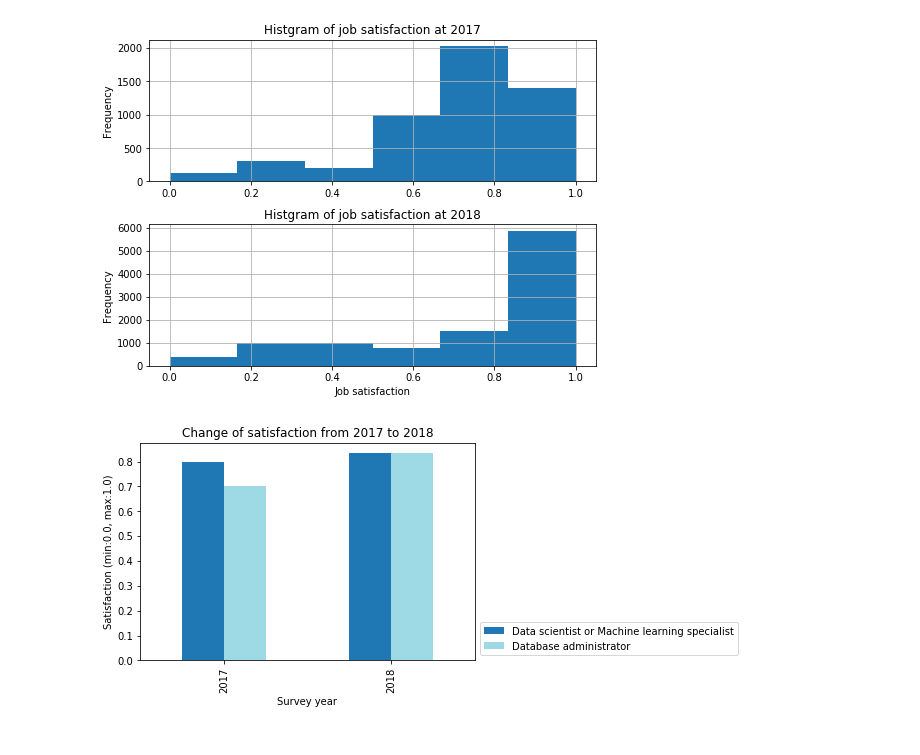
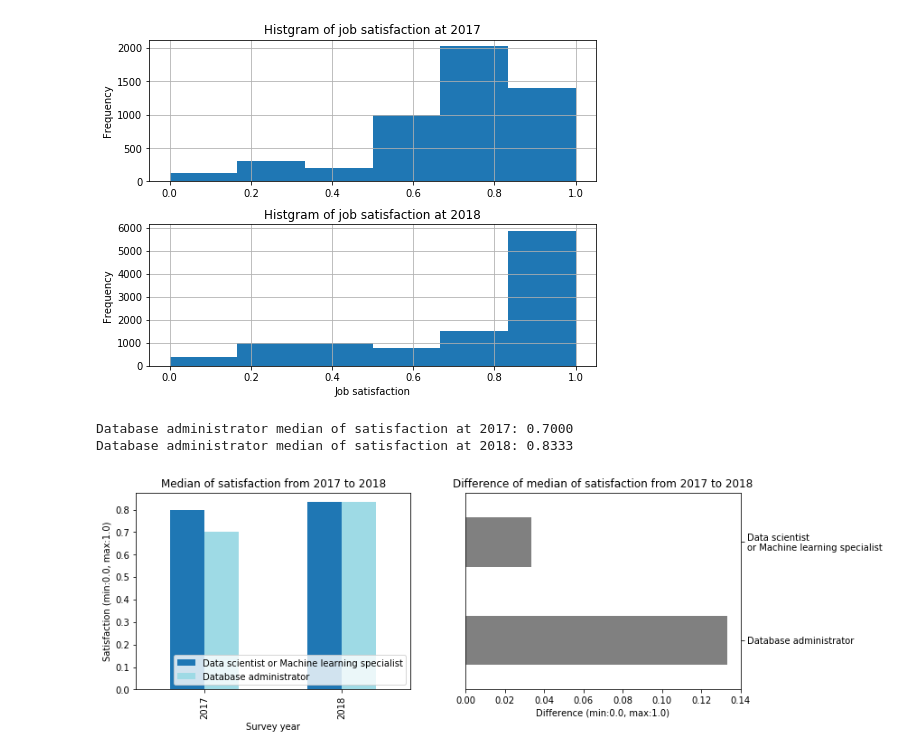
Before and after one commit to takahish/DSND-BlogPost, a Jupyter notebook: do_data_scientists_have_fun_their_jobs.ipynb, the cells around one changed output. Cells and saved outputs as stored; diff of their text form; code cells hidden in the pictures.

```diff
--- a/do_data_scientists_have_fun_their_jobs.ipynb
+++ b/do_data_scientists_have_fun_their_jobs.ipynb
@@ -142,8 +143,10 @@ converted_salary = []
 for salary, salary_type in zip(df_2018['Salary'].values, df_2018['SalaryType'].values):
     salary = np.float(np.str(salary).replace(',', ''))
 
-    if salary_type == 'Monthly' or salary_type == 'Weekly':
-        salary = np.nan
+    if salary_type == 'Monthly':
+        salary = salary * 12
+    elif salary_type == 'Weekly':
+        salary = salary * 4 * 12
 
     converted_salary.append(salary)
 
@@ -197,6 +200,6 @@ df_2018.shape
 ### Data preparation for 2017 survey results
 # %%
 # Replace data frame that have required columns to answer the questions
-df_2017 = df_2017[['DeveloperType', 'JobSatisfaction', 'Salary', 'EducationTypes']]
+df_2017 = df_2017[['DeveloperType', 'JobSatisfaction', 'Salary']]
 df_2017.head()
 # %% [output]
@@ -226,3 +228,0 @@ plt.show()
-# %%
-# Remove rows that have 4 missing values.
-df_2018 = df_2018[df_2018.isnull().sum(axis=1) <= 3]
@@ -306,6 +310,8 @@ data_scientist_2018 = []
 database_administrator_2018 = []
 
 for answers in df_2018['DevType'].astype(str).str.split(';'):
+    answers = [a.strip() for a in answers]
+
     if 'Data scientist or machine learning specialist' in answers:
         data_scientist_2018.append(True)
     else:
@@ -446,6 +463,13 @@ plt.ylabel('Frequency')
 plt.show()
 # %% [output]
 [figure]
+# %%
+# Show median values
+print("Database administrator median of satisfaction at 2017: {:.4f}".format(df_2017[database_administrator_2017]['JobSatisfaction'].median()))
+print("Database administrator median of satisfaction at 2018: {:.4f}".format(df_2018[database_administrator_2018]['JobSatisfaction'].median()))
+# %% [output]
+Database administrator median of satisfaction at 2017: 0.7000
+Database administrator median of satisfaction at 2018: 0.8333
 # %%
 satisfaction = pd.DataFrame({
     'Data scientist or Machine learning specialist': [
@@ -470,11 +494,22 @@ satisfaction_diff = pd.DataFrame({
 satisfaction.index = ['2017', '2018']
 satisfaction_diff.index = ['Database administrator', 'Data scientist\nor Machine learning specialist']
 # %%
-satisfaction.plot.bar(cmap='tab20')
-plt.legend(loc='lower right', bbox_to_anchor=(1.8, 0.0))
-plt.title('Change of satisfaction from 2017 to 2018')
+plt.figure(figsize=(12, 4))
+plt.subplots_adjust()
+
+ax1 = plt.subplot(1, 2, 1)
+satisfaction.plot.bar(cmap='tab20', ax=ax1)
+plt.legend(loc='lower right')
+plt.title('Median of satisfaction from 2017 to 2018')
 plt.xlabel('Survey year')
 plt.ylabel('Satisfaction (min:0.0, max:1.0)')
+
+ax2 = plt.subplot(1, 2, 2)
+ax2.yaxis.tick_right()
+satisfaction_diff.plot.barh(legend=False, color='grey', ax=ax2)
+plt.title('Difference of median of satisfaction from 2017 to 2018')
+plt.xlabel('Difference (min:0.0, max:1.0)')
+
 plt.show()
 # %% [output]
-[figure, old version]
+[figure, new version]
```
Also changed, not shown: parts of 31 cells of this notebook.
